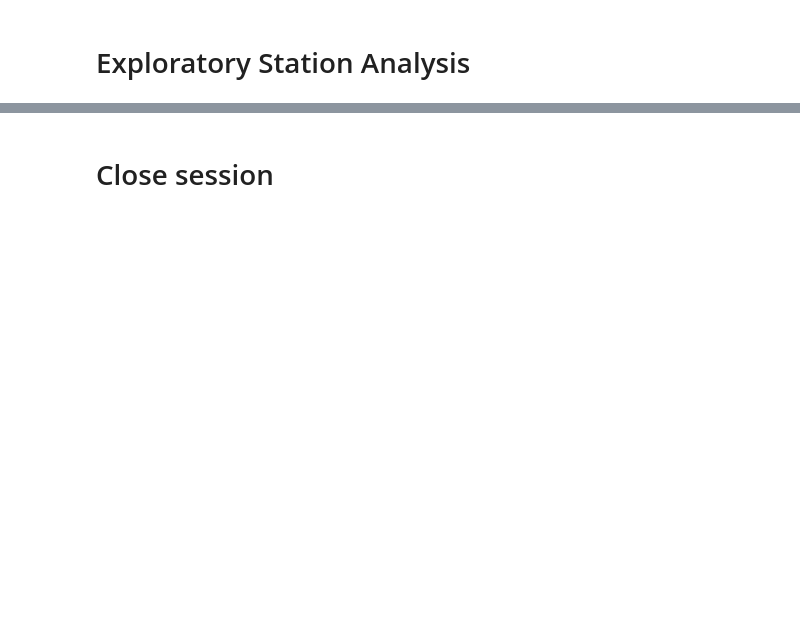
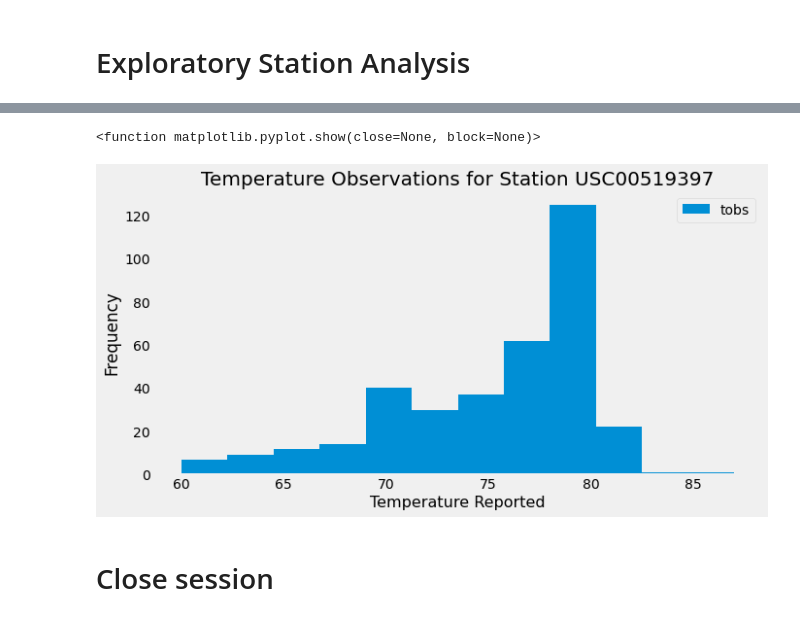
Before and after one commit to adla73/SQLAlchemy_Challenge, a Jupyter notebook: climate_data_Amber.ipynb, the cells around one changed output, grey strips where cells are left out. Drawn from its saved outputs; the diff is of its cells as text; code cells hidden in the pictures; blank space fills up the shorter version.

```diff
--- a/climate_data_Amber.ipynb
+++ b/climate_data_Amber.ipynb
@@ -104,0 +152,6 @@ total_stations
+# %%
+# Which station id has the highest number of observations? (count)
+s_results = session.query(measurement.station, func.count(measurement.station)).\
+            group_by(measurement.station).\
+            order_by(func.count(measurement.station).desc()).first()
+s_results
@@ -105,4 +160,5 @@ total_stations
 # %%
 # Using the most active station id from the previous query, calculate the lowest, highest, and average temperature.
-all_observations = session.query(Measurement.station,func.min(Measurement.tobs), func.max(Measurement.tobs),func.avg(Measurement.tobs)).filter(Measurement.station == hawaii_stations_val[0]).all()
-all_observations
+most_obs = s_results[0][0]
+session.query(func.min(measurement.tobs), func.avg(measurement.tobs), func.max(measurement.tobs)).\
+                filter(measurement.station == most_obs).all()
@@ -109,14 +167,9 @@ all_observations
 # %%
 # Using the most active station id
-# Query the last 12 months of temperature observation data for this station and plot the results as a histogram
-hawaii_stations_val =active_stations[0]
-hawaii_stations_val
-
-active_stations_temps= session.query(Measurement.tobs).\
-                        filter(Measurement.date >= "2016-08-23").\
-                       filter(Measurement.station == "USC00519281").all()
-active_stations_temps
-len(active_stations_temps)
-
-all_temps= [z[0] for z in active_stations_temps]
-all_temps
+# Query the last 12 months of temperature observation data for this station
+s_results = session.query(measurement.station, measurement.tobs).\
+                filter(measurement.station == most_obs).\
+                filter(measurement.date >= last_twelve_months).all()
+tobs_df = pd.DataFrame(t_results)
+tobs_df.set_index('station', inplace=True)
+tobs_df.head()
@@ -123,3 +184,14 @@ all_temps
+# %%
+# Plot the results as a histogram with `bins=12`
+tobs_df.plot.hist(by='station', bins=12, figsize=(10,5))
+plt.grid()
+plt.title("Temperature Observations for Station " + most_obs, fontsize=20)
+plt.xlabel("Temperature Reported", fontsize=16)
+plt.savefig("../StationTemps.png")
+plt.show
+# %% [output]
+<function matplotlib.pyplot.show(close=None, block=None)>
+[figure, added]
 # %% [markdown]
 # Close session
 # %%
```
Also changed, not shown: parts of 19 cells of this notebook.
